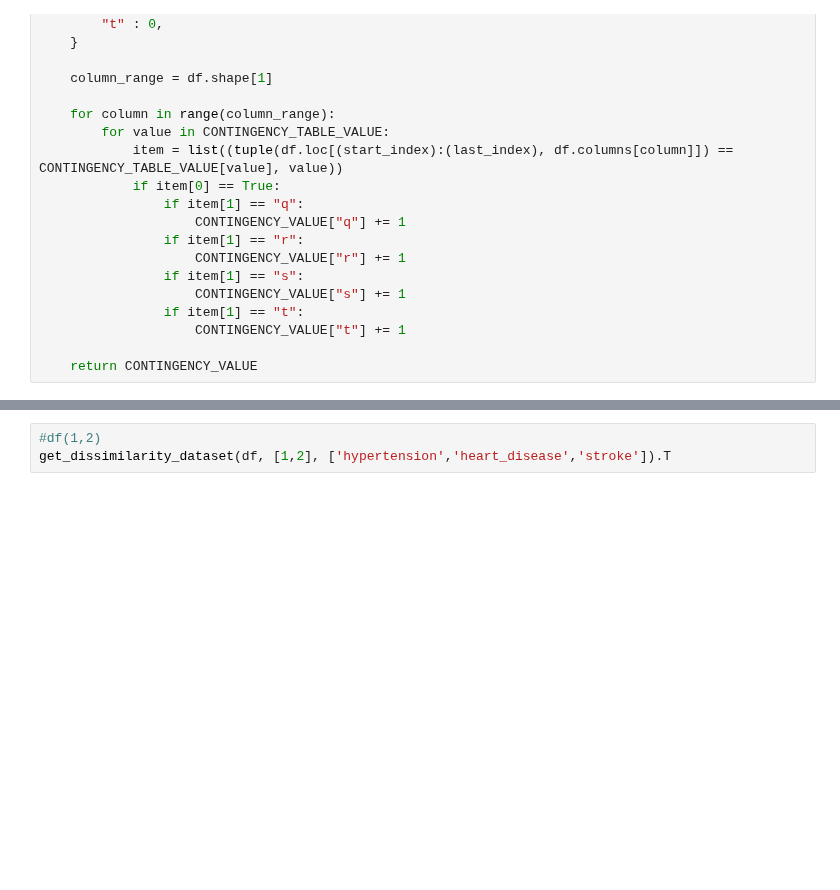
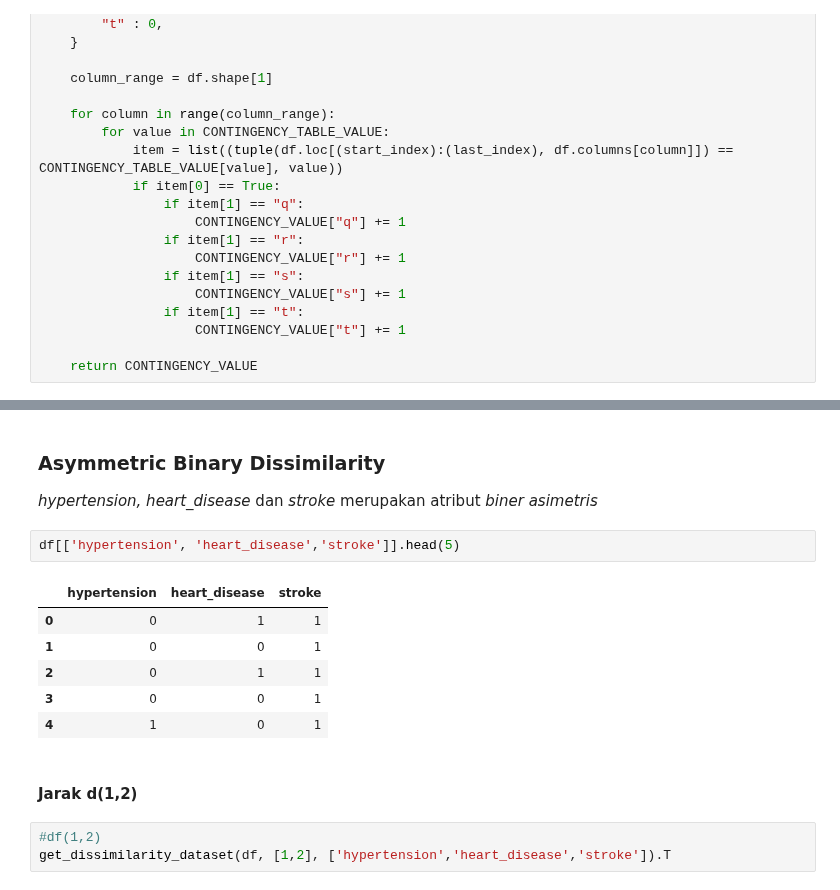
Before and after one commit to niniengC/datamining, a Jupyter notebook: _sources/notebooks.ipynb, the cells around one changed output, grey strips where cells are left out. Drawn from its saved outputs; the diff is of its cells as text; blank space fills up the shorter version.

```diff
--- a/_sources/notebooks.ipynb
+++ b/_sources/notebooks.ipynb
@@ -264,3 +264,17 @@ def measure_dissimilarity_binary_value_assymetric_distance(contingency_value):
+# %% [markdown]
+### Asymmetric Binary Dissimilarity
+*hypertension, heart_disease* dan *stroke* merupakan atribut *biner asimetris*
+# %%
+df[['hypertension', 'heart_disease','stroke']].head(5)
+# %% [output]
+|  | hypertension | heart_disease | stroke |
+| 0 | 0 | 1 | 1 |
+| 1 | 0 | 0 | 1 |
+| 2 | 0 | 1 | 1 |
+| 3 | 0 | 0 | 1 |
+| 4 | 1 | 0 | 1 |
+# %% [markdown]
+#### Jarak d(1,2)
 # %%
 #df(1,2)
 get_dissimilarity_dataset(df, [1,2], ['hypertension','heart_disease','stroke']).T
```
Also changed, not shown: parts of 35 cells of this notebook, 38 other files.
